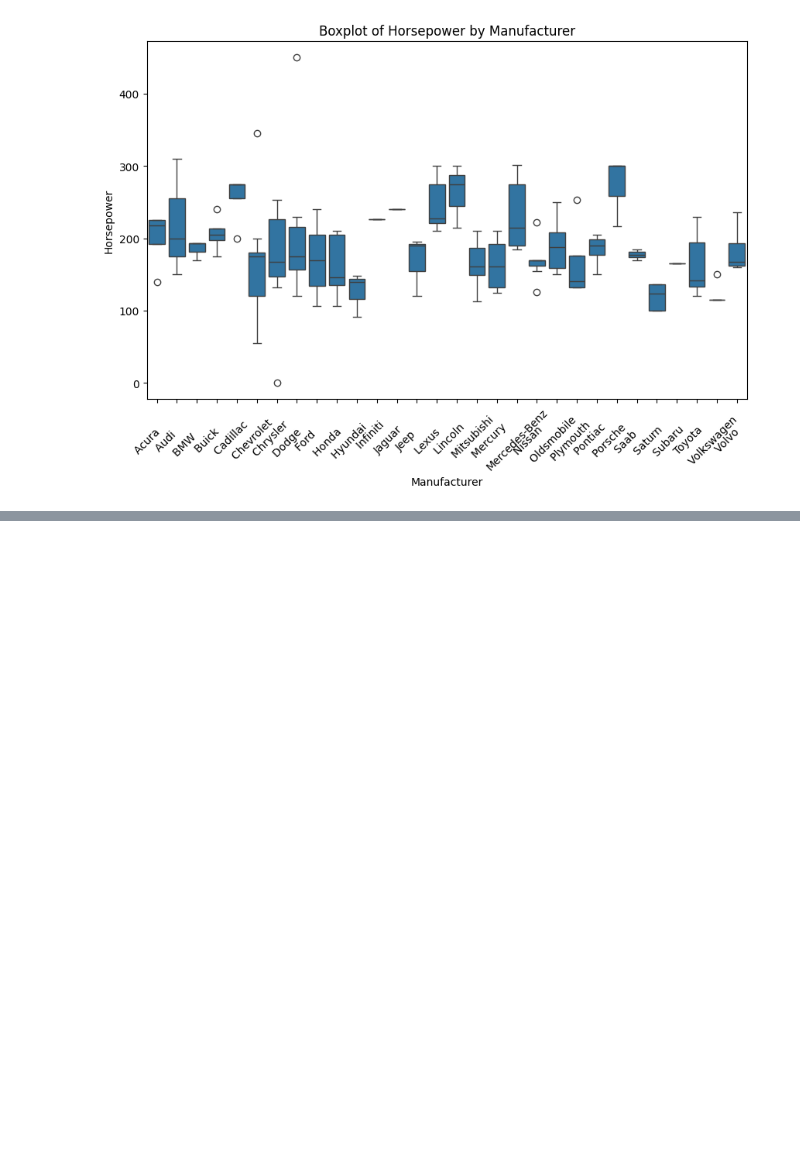
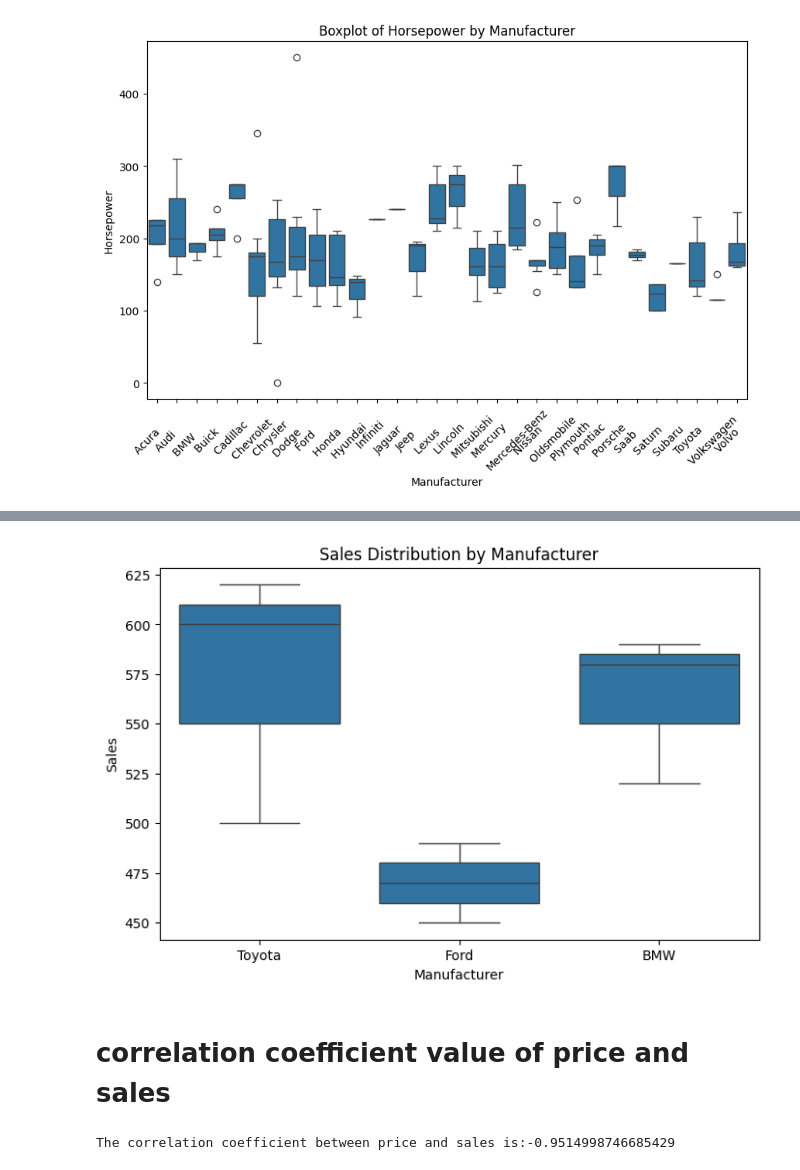
Before and after one commit to mudavathkalyan/ML, a Jupyter notebook: week2/week2.ipynb, the cells around one changed output, grey strips where cells are left out. Drawn from its saved outputs; the diff is of its cells as text; code cells hidden in the pictures; blank space fills up the shorter version.

```diff
--- a/week2/week2.ipynb
+++ b/week2/week2.ipynb
@@ -421,0 +671,33 @@ else:
+# %%
+import pandas as pd
+import matplotlib.pyplot as plt
+import seaborn as sns
+# Sample dataset with 'manufacturer' and 'sales' columns
+data = {
+"manufacturer": ["Toyota", "Ford", "BMW", "Toyota", "Ford","BMW", "Toyota", "Ford", "BMW"],
+"sales": [500, 450, 520, 600, 490, 580, 620, 470, 590]
+}
+# Create DataFrame
+df = pd.DataFrame(data)
+# Create a boxplot of sales by manufacturer
+plt.figure(figsize=(8, 5))
+sns.boxplot(x=df["manufacturer"], y=df["sales"])
+# Customize labels
+plt.xlabel("Manufacturer")
+plt.ylabel("Sales")
+plt.title("Sales Distribution by Manufacturer")
+plt.show()
+# %% [output]
+[figure, added]
+# %% [markdown]
+# correlation coefficient value of price and sales
+# %%
+data = {
+"price": [20000, 25000, 30000, 35000, 40000, 45000, 50000],
+"sales": [250, 200, 150, 130, 120, 100, 90]
+}
+df = pd.DataFrame(data)
+correlation = df["price"].corr(df["sales"])
+print(f"The correlation coefficient between price and sales is:{correlation}")
+# %% [output]
+The correlation coefficient between price and sales is:-0.9514998746685429
```
Also changed, not shown: parts of 30 cells of this notebook, 1 other file.
